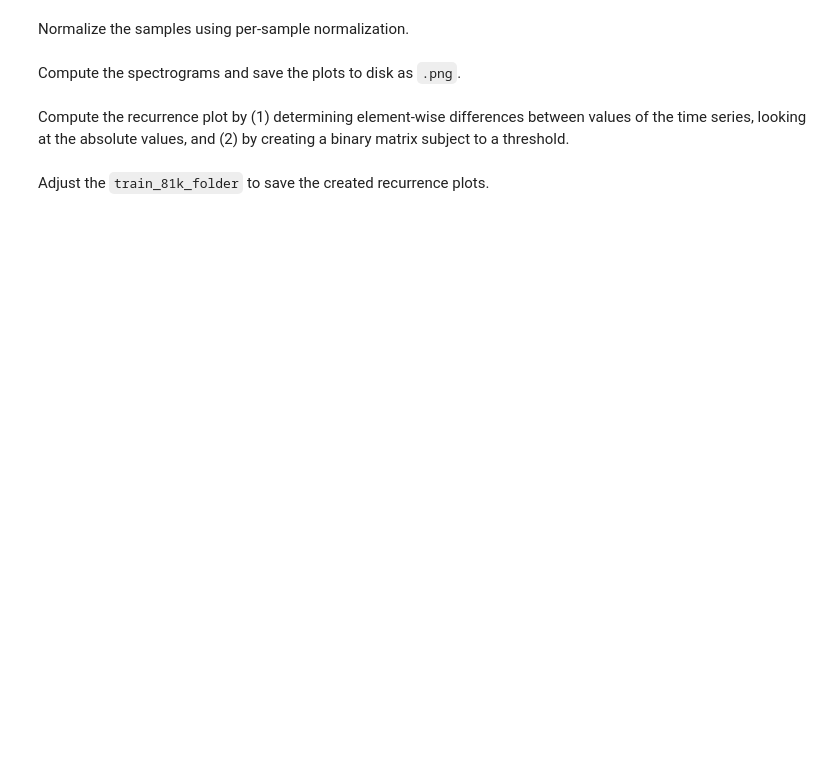
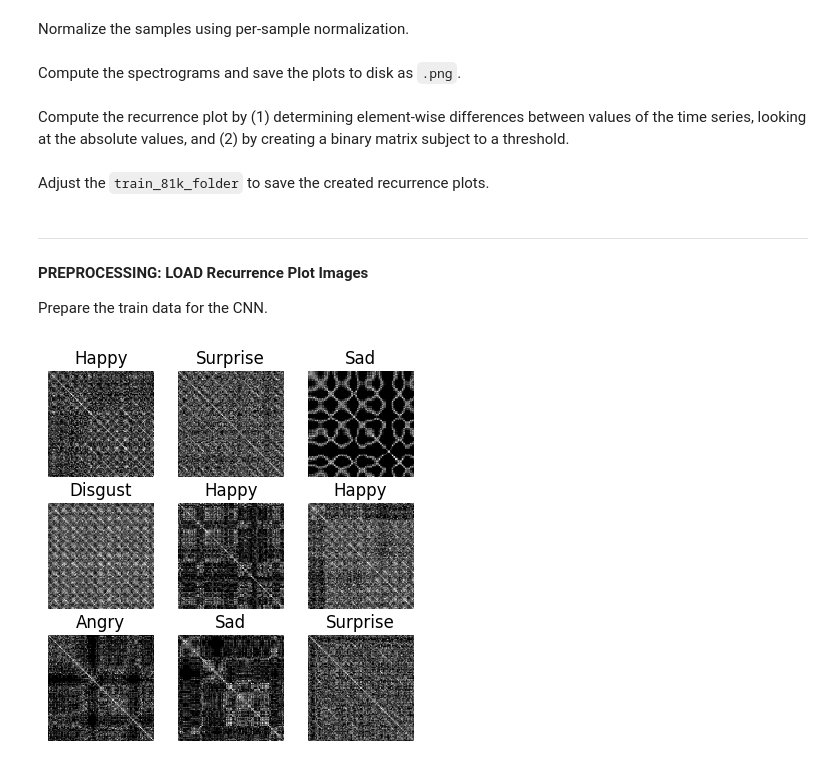
Before and after one commit to ntotikos/botanic-emotion-recognition, a Jupyter notebook: notebooks/src_03_cnn_classifier_recurrence_plot.ipynb, the cells around one changed output. Drawn from its saved outputs; the diff is of its cells as text; code cells hidden in the pictures; blank space fills up the shorter version.

Commit message:
Implement recurrence plot image generation 2 alternatives

```diff
--- a/notebooks/src_03_cnn_classifier_recurrence_plot.ipynb
+++ b/notebooks/src_03_cnn_classifier_recurrence_plot.ipynb
@@ -118,3 +102,7 @@ for wav_slice, label in tqdm(dataset):
         plt.close()
 
     count += 1
+# %% [markdown]
+----
+#### PREPROCESSING: LOAD Recurrence Plot Images
+Prepare the train data for the CNN.
@@ -120,0 +119,32 @@ for wav_slice, label in tqdm(dataset):
+# %%
+train_81k_folder = "train-81k"
+#train_191k_folder = "train-191k"
+# %%
+# Load all Recurrence Plot images and file names.
+images_train = []
+labels_train = []
+
+image_filenames = os.listdir(RECURRENCEPLOT_IMAGE_DIR / train_81k_folder)
+image_paths = [os.path.join(RECURRENCEPLOT_IMAGE_DIR / train_81k_folder, filename) for filename in image_filenames]
+
+IMAGE_SIZE = (97,97)
+N_CHANNELS = 1  # grey
+for path in tqdm(image_paths):
+    file_name = os.path.basename(path)
+    label_train = int(file_name.split(".")[0].split("_")[-1])
+    img = Image.open(path).convert("L")  # greyscale
+    img = img.resize(IMAGE_SIZE)
+    img_array = np.array(img) / 255.0
+    images_train.append(img_array)
+    labels_train.append(label_train)
+# %%
+for i in range(9):
+    plt.subplot(3, 3, i + 1)
+    plt.imshow(images_train[i], cmap='binary_r', interpolation='none')
+    plt.title(f"{map_int_to_label(labels_train[i])}")
+    plt.axis("off")
+plt.subplots_adjust(hspace=0.25)
+plt.subplots_adjust(wspace=-0.45)
+plt.show()
+# %% [output]
+[figure, added]
```
Also changed, not shown: parts of 28 cells of this notebook.
